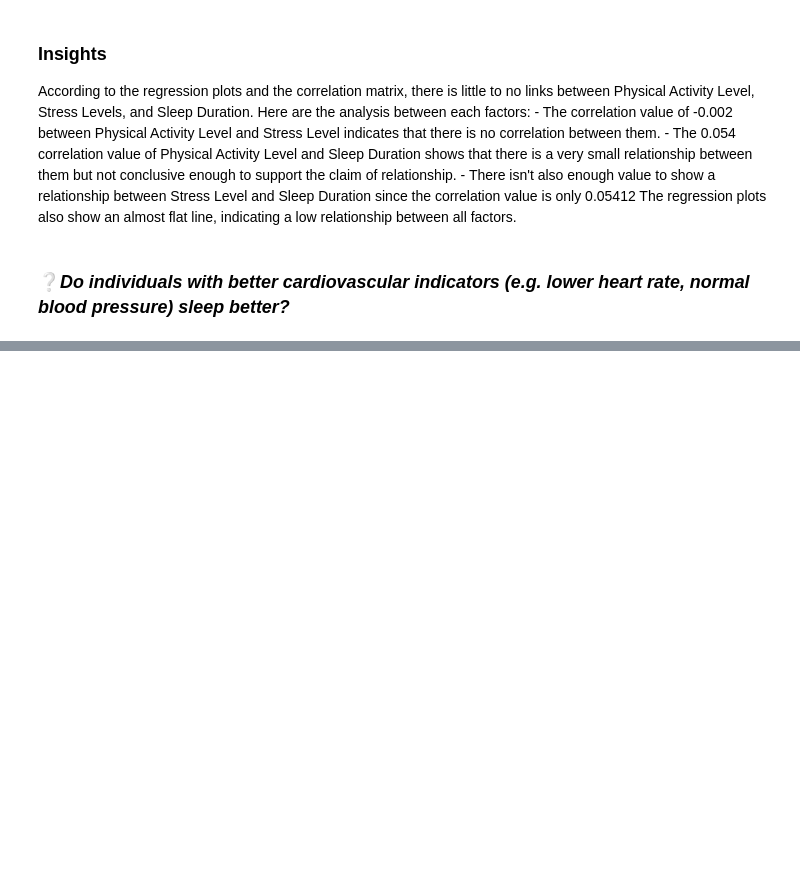
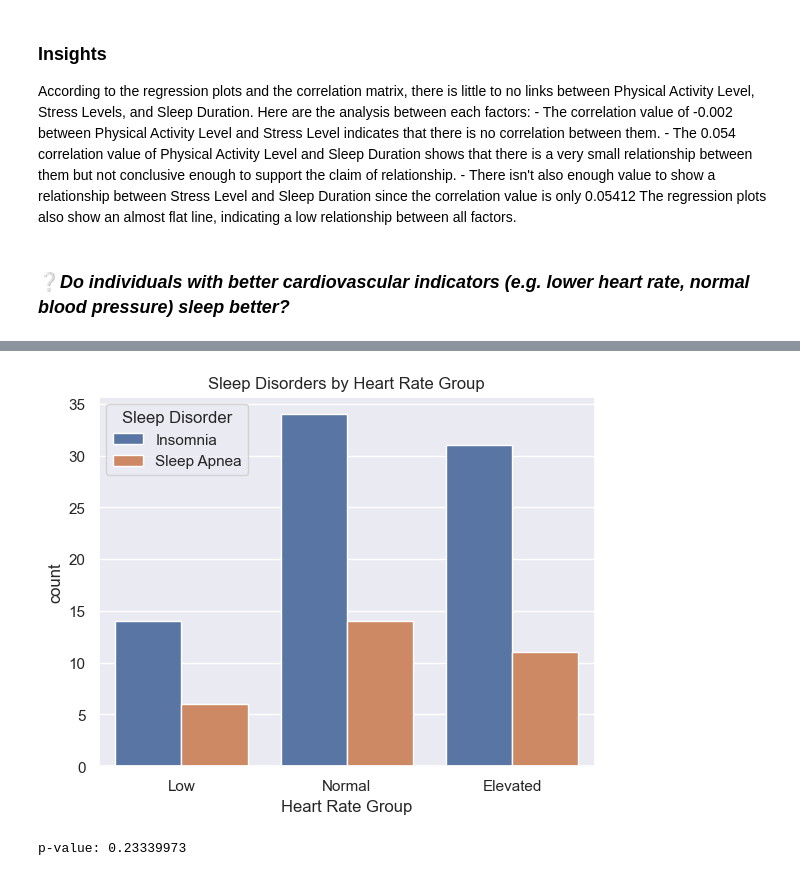
Before and after one commit to ascxiao/Sleep-Health-and-Lifestyle-Dataset, a Jupyter notebook: sleep.ipynb, the cells around one changed output, grey strips where cells are left out. Cells and saved outputs as stored; diff of their text form; code cells hidden in the pictures; blank space fills up the shorter version.

```diff
--- a/sleep.ipynb
+++ b/sleep.ipynb
@@ -196,0 +229,7 @@ The regression plots also show an almost flat line, indicating a low relationshi
+# %%
+sleep_transformed['Heart Rate Group'] = pd.cut(
+    sleep_transformed['Heart Rate (bpm)'], bins=[0, 60, 80, np.inf],
+    labels=['Low', 'Normal', 'Elevated']
+)
+
+pd.crosstab(sleep_transformed['Heart Rate Group'], sleep_transformed['Sleep Disorder'], normalize='index') * 100
@@ -196,0 +242,20 @@ The regression plots also show an almost flat line, indicating a low relationshi
+# %%
+sns.countplot(data=sleep_transformed, x='Heart Rate Group', hue='Sleep Disorder')
+plt.title("Sleep Disorders by Heart Rate Group")
+plt.show()
+# %% [output]
+[figure, added]
+# %%
+from scipy.stats import f_oneway
+
+groups = [
+    sleep_transformed[sleep_transformed['BP Category'] == 'Normal']['Sleep Duration (hours)'],
+    sleep_transformed[sleep_transformed['BP Category'] == 'Elevated']['Sleep Duration (hours)'],
+    sleep_transformed[sleep_transformed['BP Category'] == 'High Stage 1']['Sleep Duration (hours)'],
+    sleep_transformed[sleep_transformed['BP Category'] == 'High Stage 2']['Sleep Duration (hours)']
+]
+
+f_stat, p_val = f_oneway(*groups)
+print("p-value:", p_val)
+# %% [output]
+p-value: 0.23339973
```
Also changed, not shown: parts of 9 cells of this notebook.
